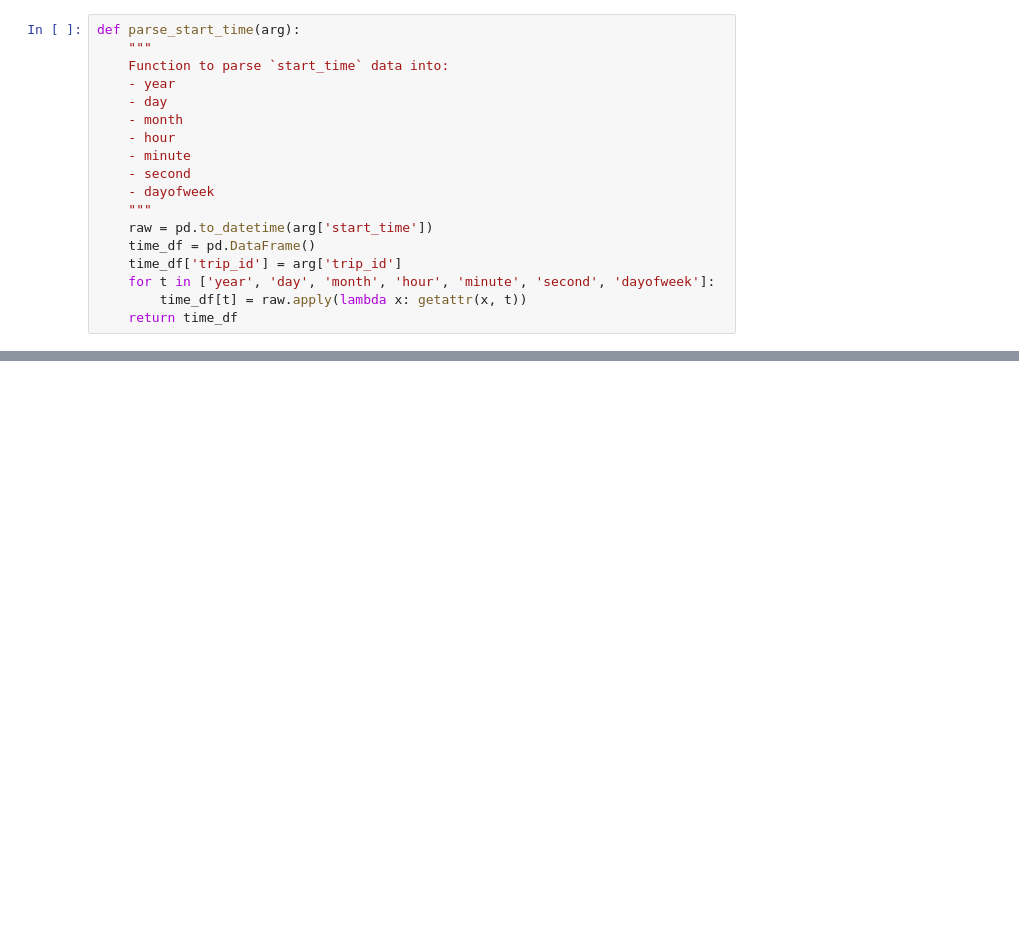
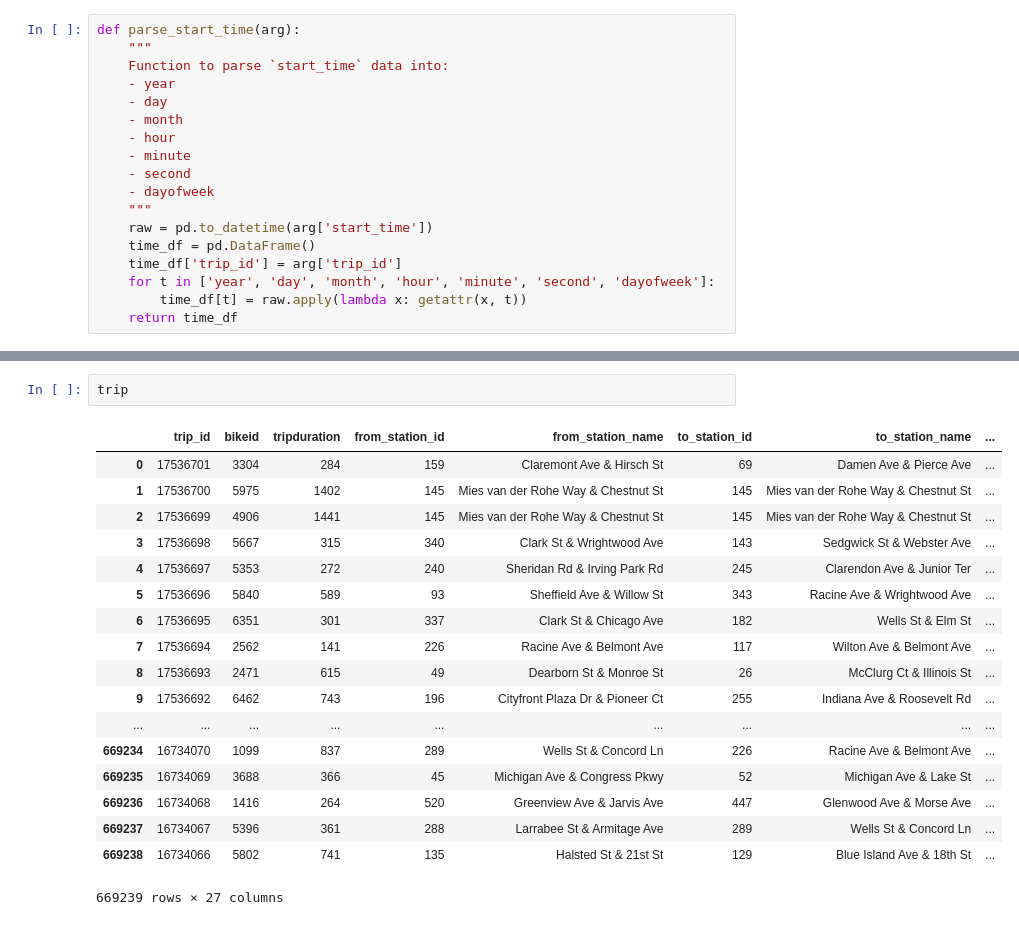
Before and after one commit to mohanliu/divvy-chicago-data, a Jupyter notebook: preprocessing.ipynb, the cells around one changed output, grey strips where cells are left out. Cells and saved outputs as stored; diff of their text form; blank space fills up the shorter version.

```diff
--- a/preprocessing.ipynb
+++ b/preprocessing.ipynb
@@ -99,0 +107,21 @@ Data saved to feather file! 37.89 seconds
+# %%
+trip
+# %% [output]
+|  | trip_id | bikeid | tripduration | from_station_id | from_station_name | to_station_id | to_station_name | ... |
+| 0 | 17536701 | 3304 | 284 | 159 | Claremont Ave & Hirsch St | 69 | Damen Ave & Pierce Ave | ... |
+| 1 | 17536700 | 5975 | 1402 | 145 | Mies van der Rohe Way & Chestnut St | 145 | Mies van der Rohe Way & Chestnut St | ... |
+| 2 | 17536699 | 4906 | 1441 | 145 | Mies van der Rohe Way & Chestnut St | 145 | Mies van der Rohe Way & Chestnut St | ... |
+| 3 | 17536698 | 5667 | 315 | 340 | Clark St & Wrightwood Ave | 143 | Sedgwick St & Webster Ave | ... |
+| 4 | 17536697 | 5353 | 272 | 240 | Sheridan Rd & Irving Park Rd | 245 | Clarendon Ave & Junior Ter | ... |
+| 5 | 17536696 | 5840 | 589 | 93 | Sheffield Ave & Willow St | 343 | Racine Ave & Wrightwood Ave | ... |
+| 6 | 17536695 | 6351 | 301 | 337 | Clark St & Chicago Ave | 182 | Wells St & Elm St | ... |
+| 7 | 17536694 | 2562 | 141 | 226 | Racine Ave & Belmont Ave | 117 | Wilton Ave & Belmont Ave | ... |
+| 8 | 17536693 | 2471 | 615 | 49 | Dearborn St & Monroe St | 26 | McClurg Ct & Illinois St | ... |
+| 9 | 17536692 | 6462 | 743 | 196 | Cityfront Plaza Dr & Pioneer Ct | 255 | Indiana Ave & Roosevelt Rd | ... |
+| ... | ... | ... | ... | ... | ... | ... | ... | ... |
+| 669234 | 16734070 | 1099 | 837 | 289 | Wells St & Concord Ln | 226 | Racine Ave & Belmont Ave | ... |
+| 669235 | 16734069 | 3688 | 366 | 45 | Michigan Ave & Congress Pkwy | 52 | Michigan Ave & Lake St | ... |
+| 669236 | 16734068 | 1416 | 264 | 520 | Greenview Ave & Jarvis Ave | 447 | Glenwood Ave & Morse Ave | ... |
+| 669237 | 16734067 | 5396 | 361 | 288 | Larrabee St & Armitage Ave | 289 | Wells St & Concord Ln | ... |
+| 669238 | 16734066 | 5802 | 741 | 135 | Halsted St & 21st St | 129 | Blue Island Ave & 18th St | ... |
+669239 rows × 27 columns
```
Also changed, not shown: parts of 9 cells of this notebook.
